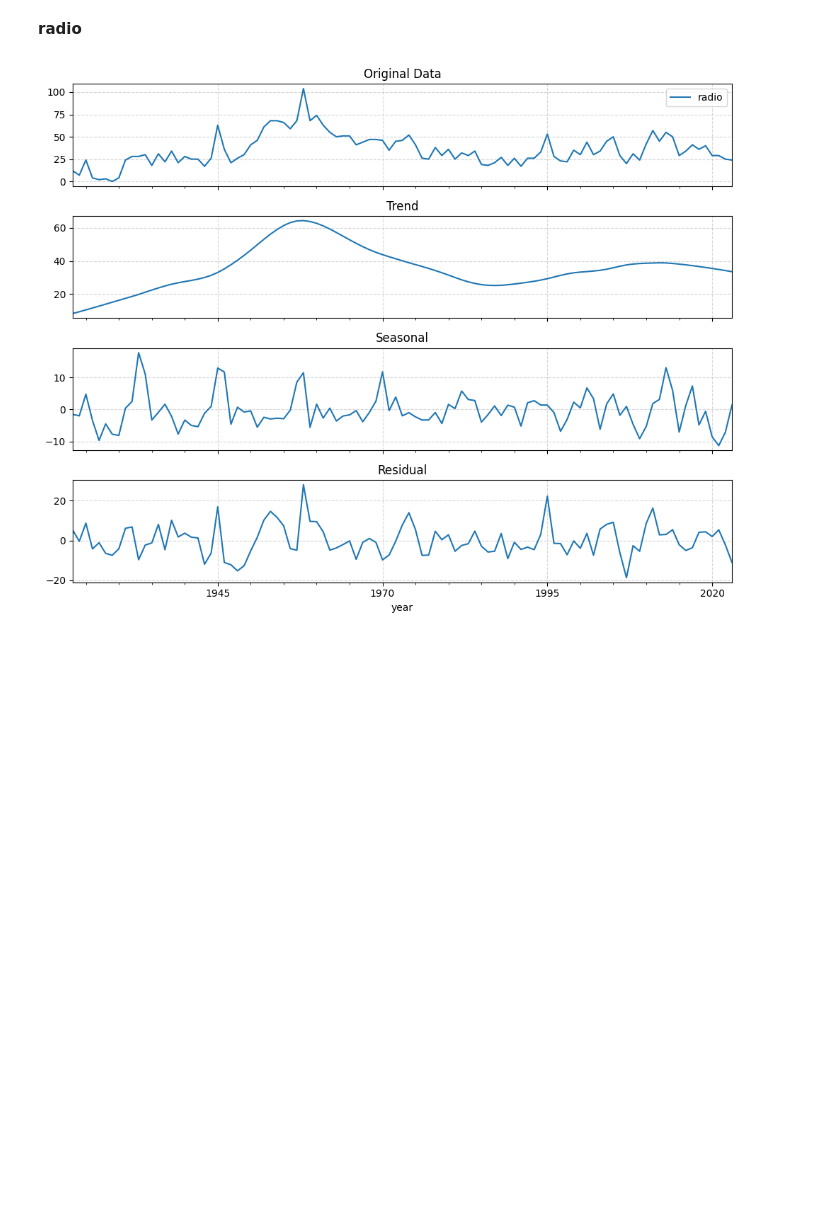
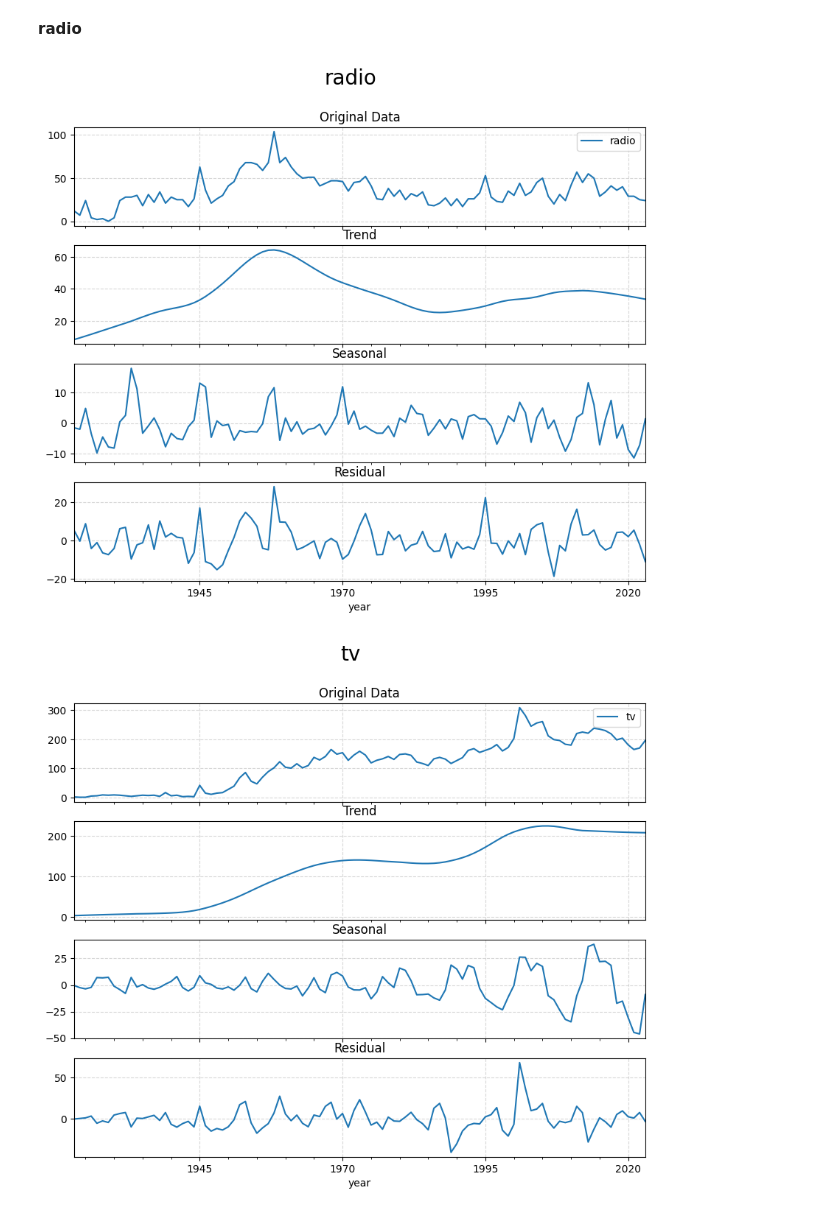
Before and after one commit to Hikaru2011/2025_radio, a Jupyter notebook: 6_未来予測/prediction.ipynb, the cells around one changed output. Saved outputs shown, nothing was run; the diff lists cells and outputs as text; code cells hidden in the pictures; blank space fills up the shorter version.

```diff
--- a/6_未来予測/prediction.ipynb
+++ b/6_未来予測/prediction.ipynb
@@ -57,29 +57,37 @@ plt.show()
 # %%
 from statsmodels.tsa.seasonal import STL
 
-stl = STL(df_radio, period=12)
-res = stl.fit()
+types = ["radio", "tv", "newspaper", "book","net"]
+for name in types:
 
-# それぞれの成分を描画
-fig, axes = plt.subplots(4, 1, figsize=(10, 8), sharex=True)
+    # 対象のデータフレームを取得
+    df_stl = globals()[f"df_{name}"]
 
-df_radio.plot(ax=axes[0])
-axes[0].grid(True, linestyle='--', alpha=0.5)
-axes[0].set_title('Original Data')
+    stl = STL(df_stl, period=12)
+    res = stl.fit()
 
-res.trend.plot(ax=axes[1])
-axes[1].grid(True, linestyle='--', alpha=0.5)
-axes[1].set_title('Trend')
+    # それぞれの成分を描画
+    fig, axes = plt.subplots(4, 1, figsize=(10, 8), sharex=True)
 
-res.seasonal.plot(ax=axes[2])
-axes[2].grid(True, linestyle='--', alpha=0.5)
-axes[2].set_title('Seasonal')
+    df_stl.plot(ax=axes[0])
+    axes[0].grid(True, linestyle='--', alpha=0.5)
+    axes[0].set_title('Original Data')
 
-res.resid.plot(ax=axes[3])
-axes[3].grid(True, linestyle='--', alpha=0.5)
-axes[3].set_title('Residual')
+    res.trend.plot(ax=axes[1])
+    axes[1].grid(True, linestyle='--', alpha=0.5)
+    axes[1].set_title('Trend')
 
-plt.tight_layout()
-plt.show()
+    res.seasonal.plot(ax=axes[2])
+    axes[2].grid(True, linestyle='--', alpha=0.5)
+    axes[2].set_title('Seasonal')
+
+    res.resid.plot(ax=axes[3])
+    axes[3].grid(True, linestyle='--', alpha=0.5)
+    axes[3].set_title('Residual')
+
+    plt.suptitle(name, fontsize = 20)
+
+    plt.show()
 # %% [output]
-[figure, old version]
+[figure, new version]
+[figure, added]
```
Also changed, not shown: parts of 15 cells of this notebook.
